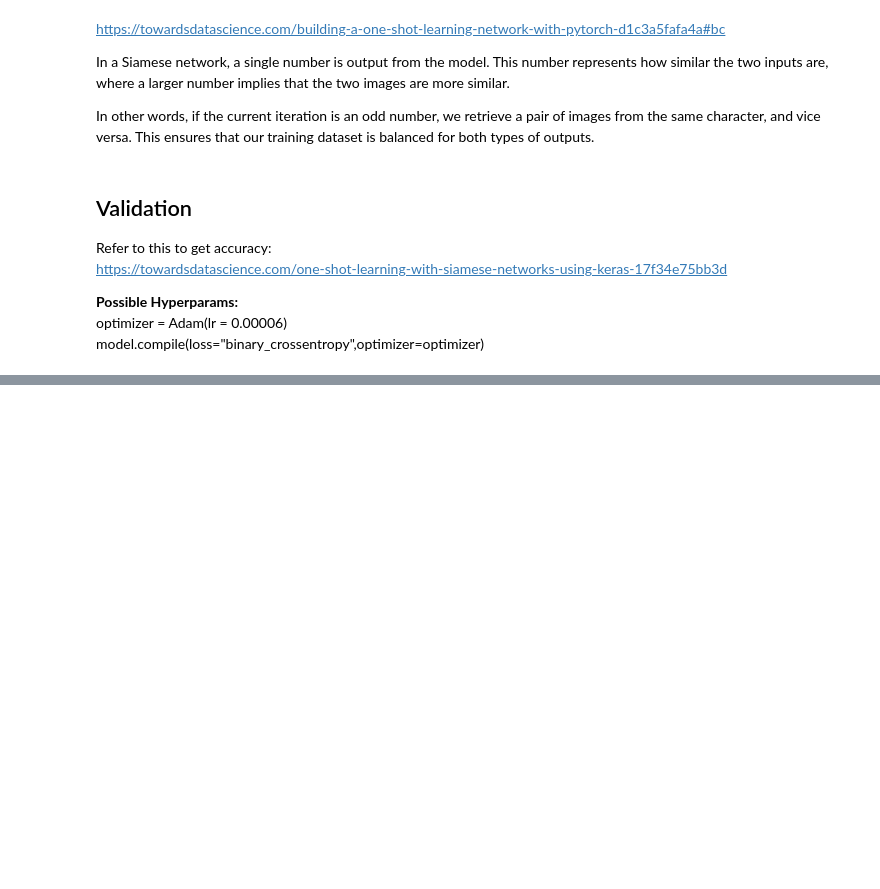
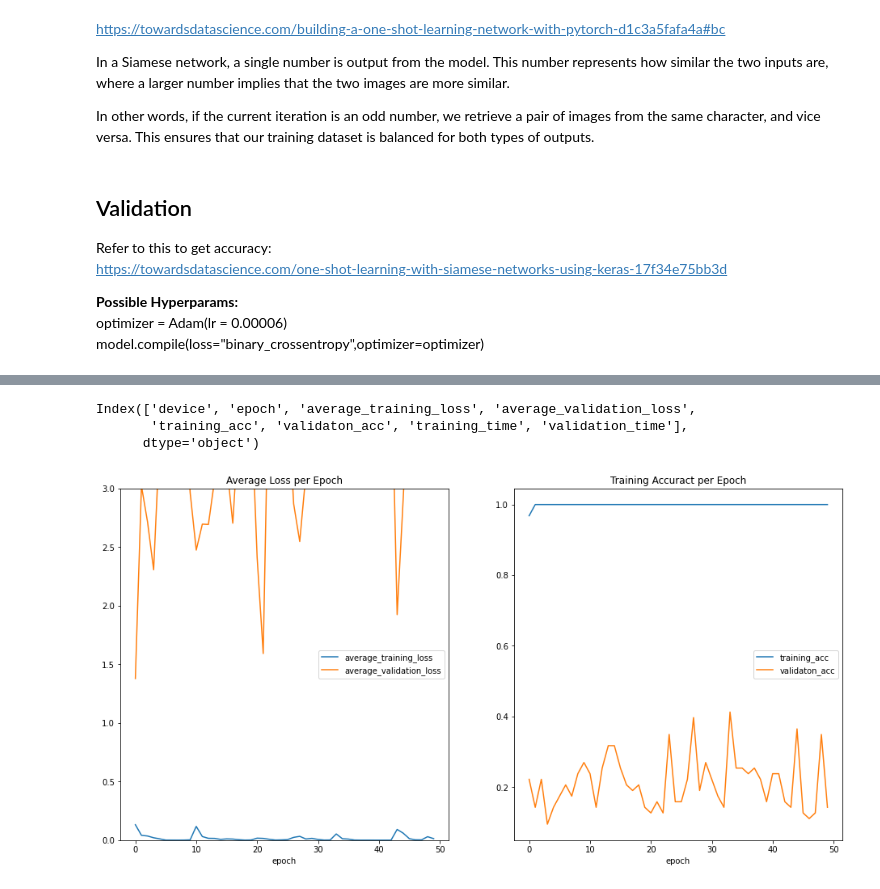
Before and after one commit to christnp/e6998-project, a Jupyter notebook: src/one-shot/one-shot.ipynb, the cells around one changed output, grey strips where cells are left out. Cells and saved outputs as stored; diff of their text form; code cells hidden in the pictures; blank space fills up the shorter version.

```diff
--- a/src/one-shot/one-shot.ipynb
+++ b/src/one-shot/one-shot.ipynb
@@ -186,0 +589,43 @@ model.compile(loss="binary_crossentropy",optimizer=optimizer)
+# %%
+print(results_df.columns)
+# fig = results_df.plot(x='epoch', y=['average_training_loss','average_validation_loss'], style='-', figsize=(12, 10)).get_figure()
+# plt.show()
+# fig.savefig(os.path.join(output_dir,img_file))
+
+# results_df.plot(x='epoch', y=['training_acc','validaton_acc'], style='-', figsize=(8, 10))
+
+fig, axes = plt.subplots(nrows=1, ncols=2,figsize=(16,8))
+results_df.plot(x='epoch', y=['average_training_loss','average_validation_loss'],ax=axes[0])
+axes[0].set_title('Average Loss per Epoch')
+axes[0].set_ylim([0,3])
+results_df.plot(x='epoch', y=['training_acc','validaton_acc'],ax=axes[1])
+axes[1].set_title('Training Accuract per Epoch')
+
+img_file = f'loss_{time.strftime("%Y-%m-%dT%H%M%S")}.png'
+fig.savefig(os.path.join(output_dir,img_file))
+
+plt.show()
+
+## Compare all of the training/validation times
+df = resnet18_df.set_index('epoch').copy()
+df['model'] = 'resnet18'
+# concatenetate all model results and sum up the times
+time_df = df.groupby(['model'])[["training_time", "validation_time"]] \
+            .apply(lambda x : x.astype(float).sum())
+
+# show the times
+print(time_df)
+print()
+# plot the times
+fig = time_df.plot.bar(figsize=(8,6))
+plt.title('Showing Total Training/Validation Time for Each Model')
+# other it'll show up as 'dummy'
+plt.ylabel('Time (s)')
+plt.xlabel('')
+plt.xticks(rotation=45)
+plt.show()
+# %% [output]
+Index(['device', 'epoch', 'average_training_loss', 'average_validation_loss',
+       'training_acc', 'validaton_acc', 'training_time', 'validation_time'],
+      dtype='object')
+[figure, added]
```
Also changed, not shown: parts of 10 cells of this notebook, 4 other files.
